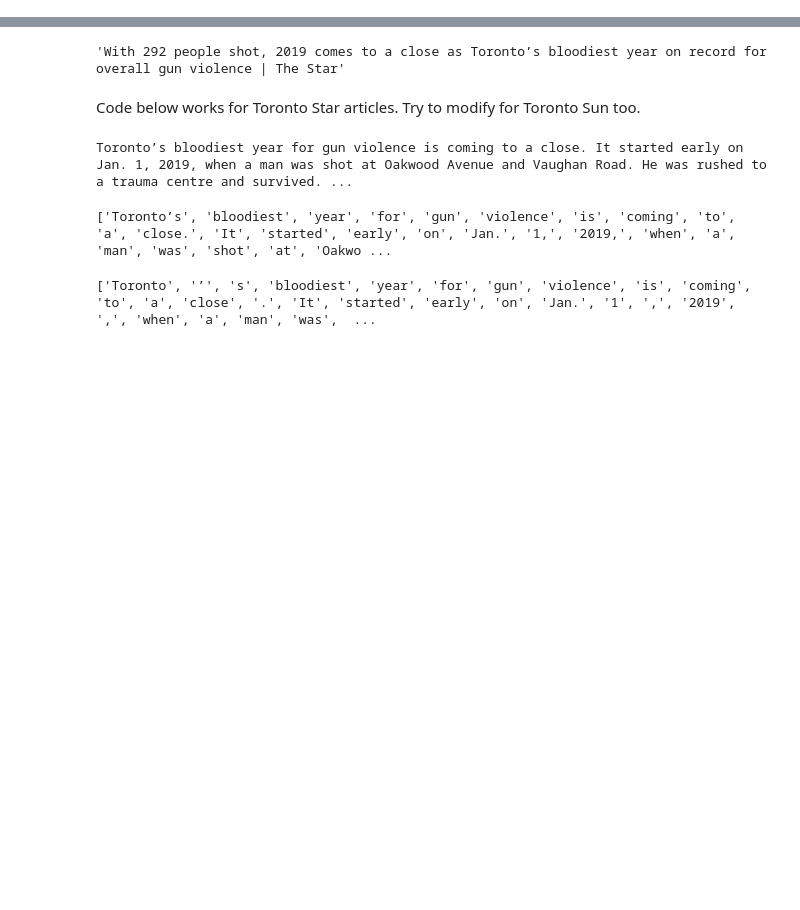
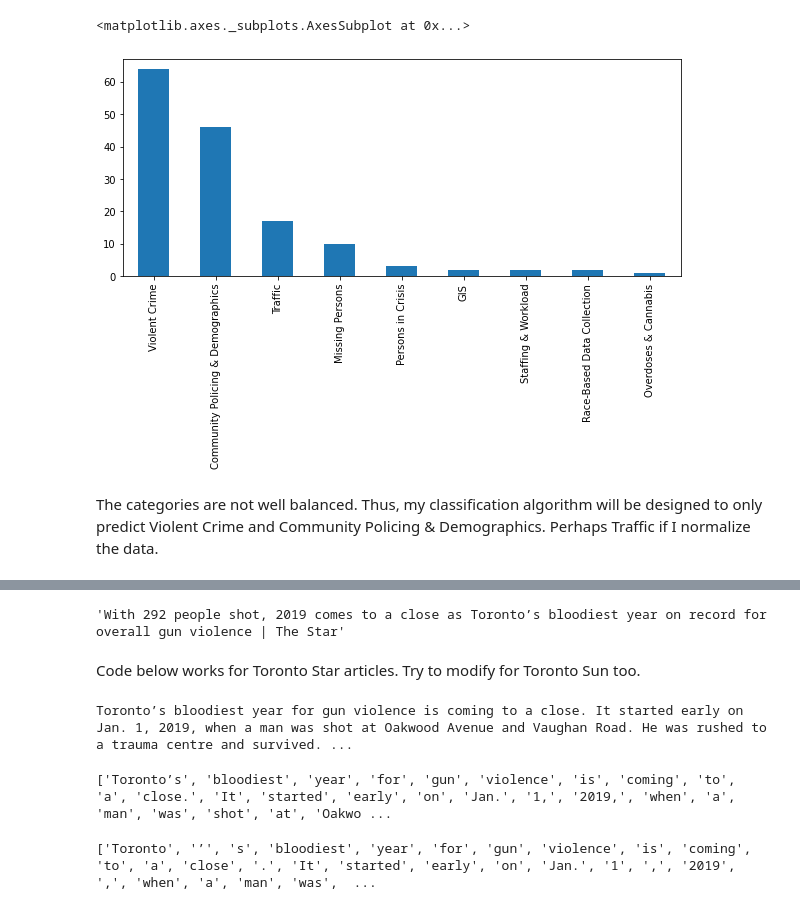
Before and after one commit to MarissaFosse/ryersoncapstone, a Jupyter notebook: TPSMedia.ipynb, the cells around one changed output, grey strips where cells are left out. Cells and saved outputs as stored; diff of their text form; code cells hidden in the pictures; blank space fills up the shorter version.

```diff
--- a/TPSMedia.ipynb
+++ b/TPSMedia.ipynb
@@ -0,0 +16,9 @@
+# %%
+import pandas as pd
+#pd.set_option('display.max_colwidth', none)
+url_file = 'https://raw.githubusercontent.com/MarissaFosse/ryersoncapstone/master/DailyNewsArticlesCSV.csv'
+
+tstar_articles = pd.read_csv(url_file, header=0, usecols=["Date", "Category", "Publisher", "Heading", "URL"])
+
+#tstar_articles.describe()
+tstar_articles.head(90)
@@ -0,0 +39,11 @@
+# %%
+import matplotlib.pyplot as plt
+%matplotlib inline
+
+plt.figure(figsize=(10,4))
+tstar_articles.Category.value_counts().plot(kind='bar')
+# %% [output]
+<matplotlib.axes._subplots.AxesSubplot at 0x...>
+[figure, added]
+# %% [markdown]
+The categories are not well balanced. Thus, my classification algorithm will be designed to only predict Violent Crime and Community Policing & Demographics. Perhaps Traffic if I normalize the data.
```
Also changed, not shown: parts of 47 cells of this notebook, 1 other file.
